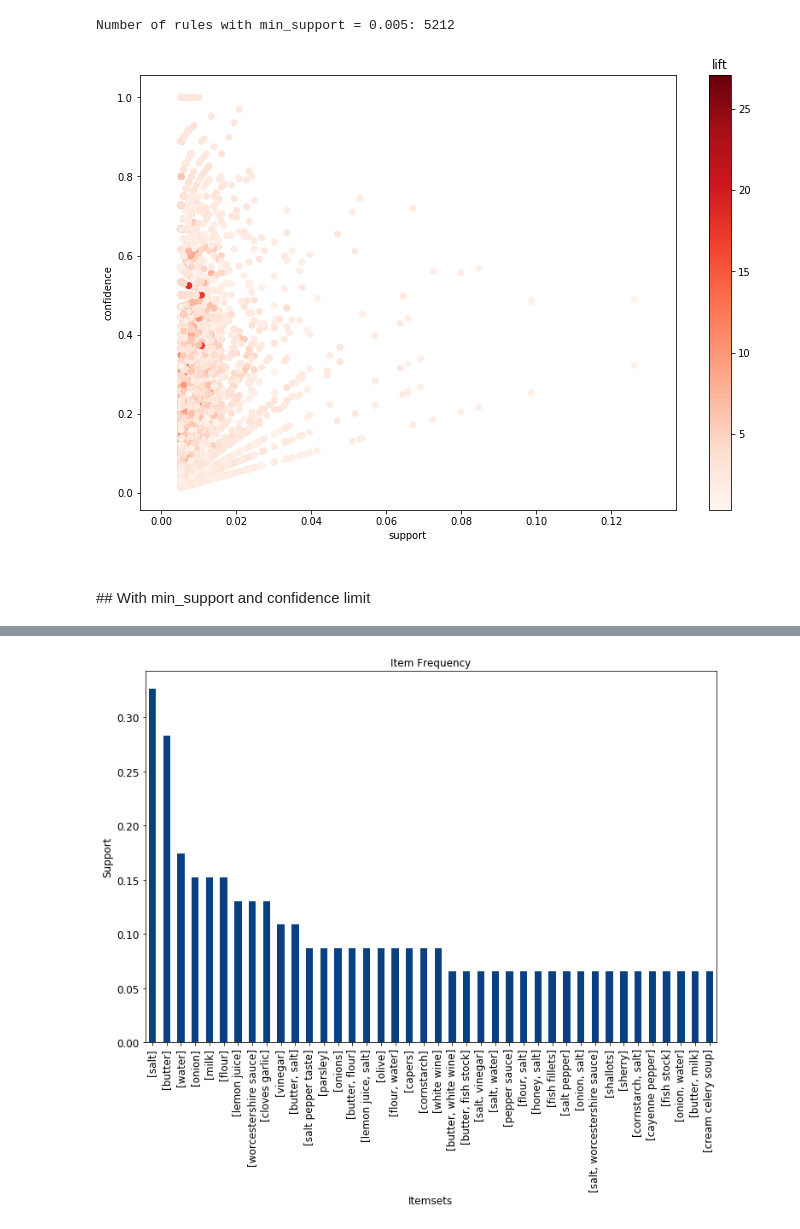
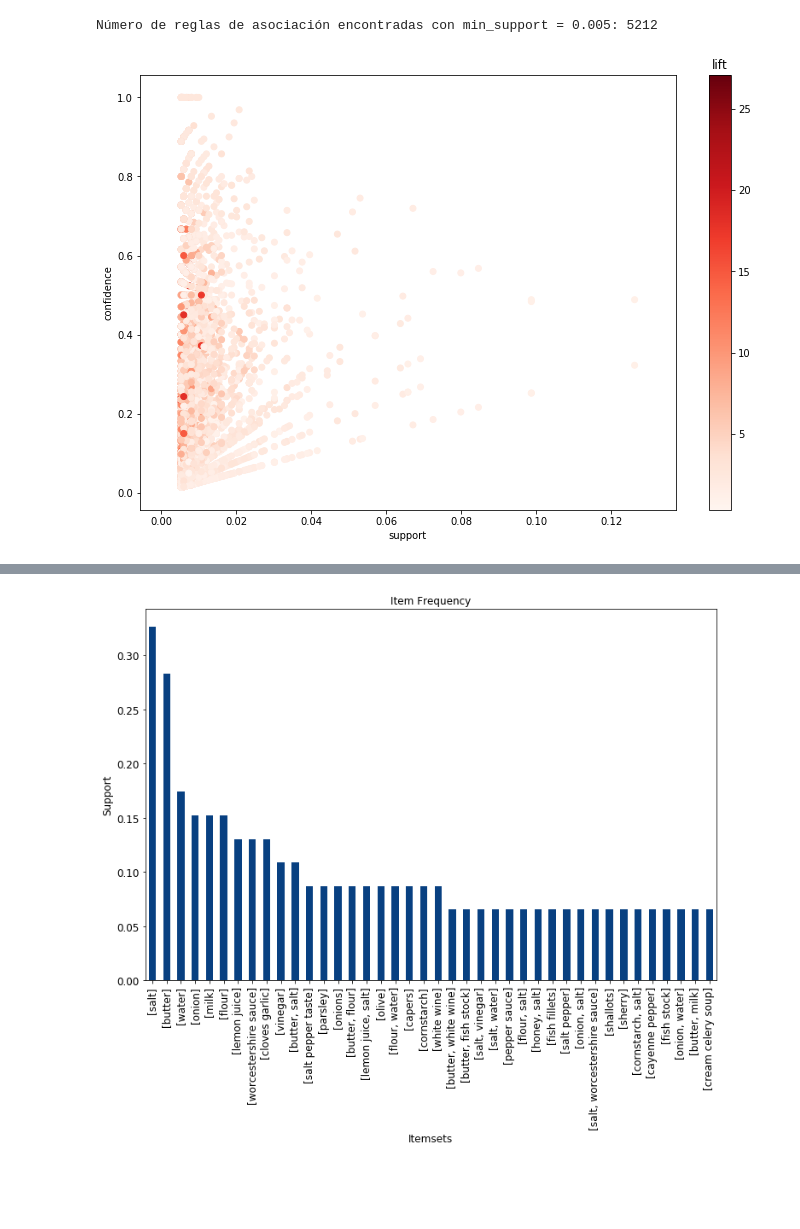
Before and after one commit to JoanMartin/UIB-MasterInBigData, a Jupyter notebook: New-Trend-In-Data-Mining/Association Rules/Recipe Association Rules.ipynb, the cells around one changed output, grey strips where cells are left out. Cells and saved outputs as stored; diff of their text form; code cells hidden in the pictures; blank space fills up the shorter version.

Commit message:
Association rules and outlier detection continue

```diff
--- a/New-Trend-In-Data-Mining/Association Rules/Recipe Association Rules.ipynb
+++ b/New-Trend-In-Data-Mining/Association Rules/Recipe Association Rules.ipynb
@@ -27,5 +29,5 @@ from mlxtend.frequent_patterns import association_rules
 # %%
-e = xml.etree.ElementTree.parse('recipeBaseCompulsory_clean.xml').getroot()
+e = xml.etree.ElementTree.parse('datasets/recipeBaseCompulsory_clean.xml').getroot()
 
 recipe_ingredients = []
 recipe_title = []
@@ -45,6 +51,5 @@ for atype in e.findall('RECIPE'):
 # %%
 tokenizer = RegexpTokenizer(r'\w+')
-porter = PorterStemmer()
 stop_words = stopwords.words("english")
 stop_words.extend(['ounce', 'skinless', 'boneless', 'halves', 'cold', 'sized',
                    'cooked', 'unseasoned', 'colored', 'light', 'medium', 'thinly',
@@ -82,5 +87,5 @@ for rec_ing in recipe_ingredients:
                                            and not word.isdigit()
                                            and len(word) > 3]))
 
-    ingredients_clean = list(filter(None, ingredients_clean))
+    ingredients_clean = list(set(filter(None, ingredients_clean)))
     recipe_ingredients_clean.append(ingredients_clean)
@@ -183,0 +251,6 @@ fish_rules = apriori(fish_trans, parameter=list(support=0.03, confidence=0,
+# %%
+te = TransactionEncoder()
+te_ary = te.fit_transform(recipe_ingredients_clean)
+
+df_transactions = pd.DataFrame(te_ary, columns=te.columns_)
+df_transactions.head()
@@ -205,15 +279,11 @@ item_frequency_plot(df_transactions, support=0.005, top_n=40)
 # %%
 frequent_itemsets = apriori(df_transactions, min_support=0.005, use_colnames=True)
-rules = association_rules(frequent_itemsets, metric="confidence", min_threshold=0)
+assoc_rules = association_rules(frequent_itemsets, metric="confidence", min_threshold=0)
 
-rules["antecedant_len"] = rules["antecedants"].apply(lambda x: len(x))
-print('Number of rules with min_support = 0.005:', len(rules))
+print('Número de reglas de asociación encontradas con min_support = 0.005:', len(assoc_rules))
 # %% [output]
-Number of rules with min_support = 0.005: 5212
+Número de reglas de asociación encontradas con min_support = 0.005: 5212
 # %%
-assoc_rules_plot(rules, shading='lift')
+assoc_rules_plot(assoc_rules, shading='lift')
 # %% [output]
-[figure, old version]
+[figure, new version]
-# %% [markdown]
-<br>
-## With min_support and confidence limit
```
Also changed, not shown: parts of 48 cells of this notebook, 3 other files.
